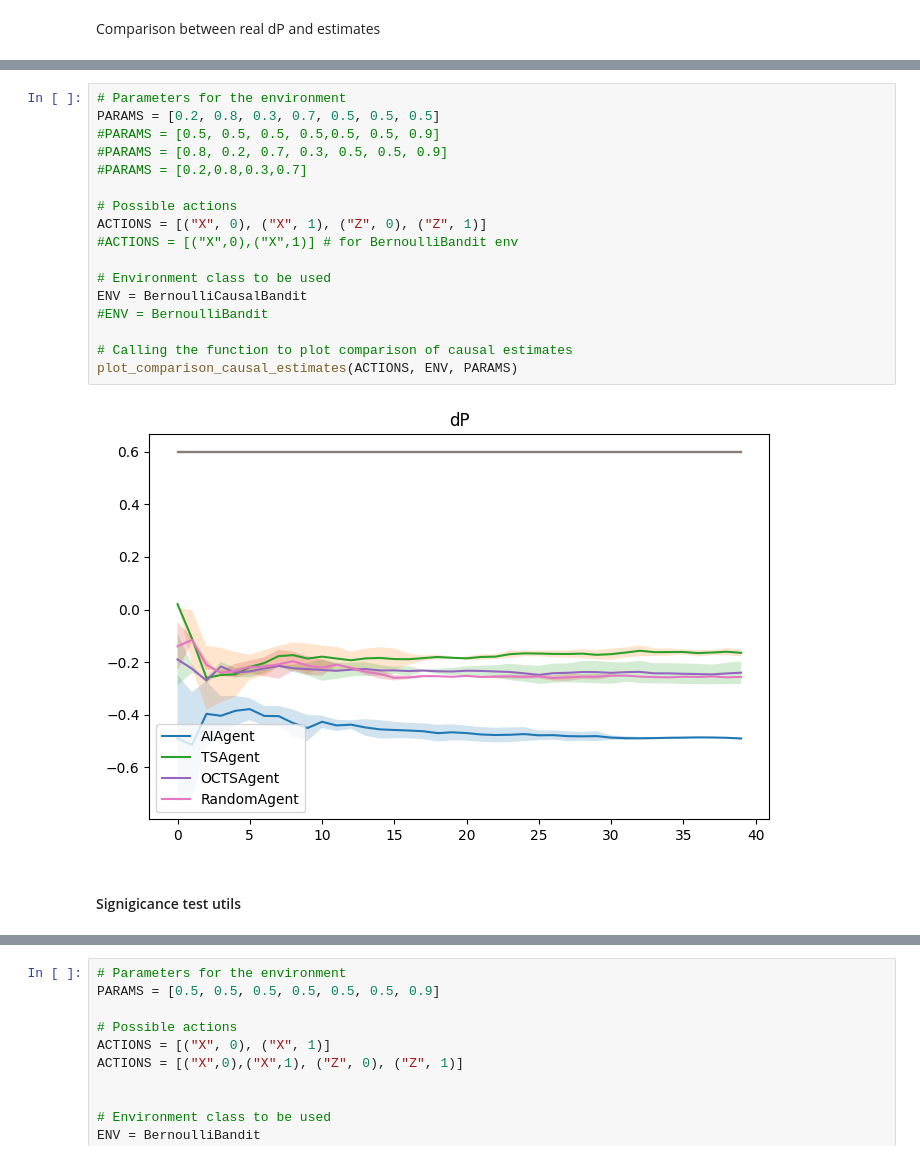
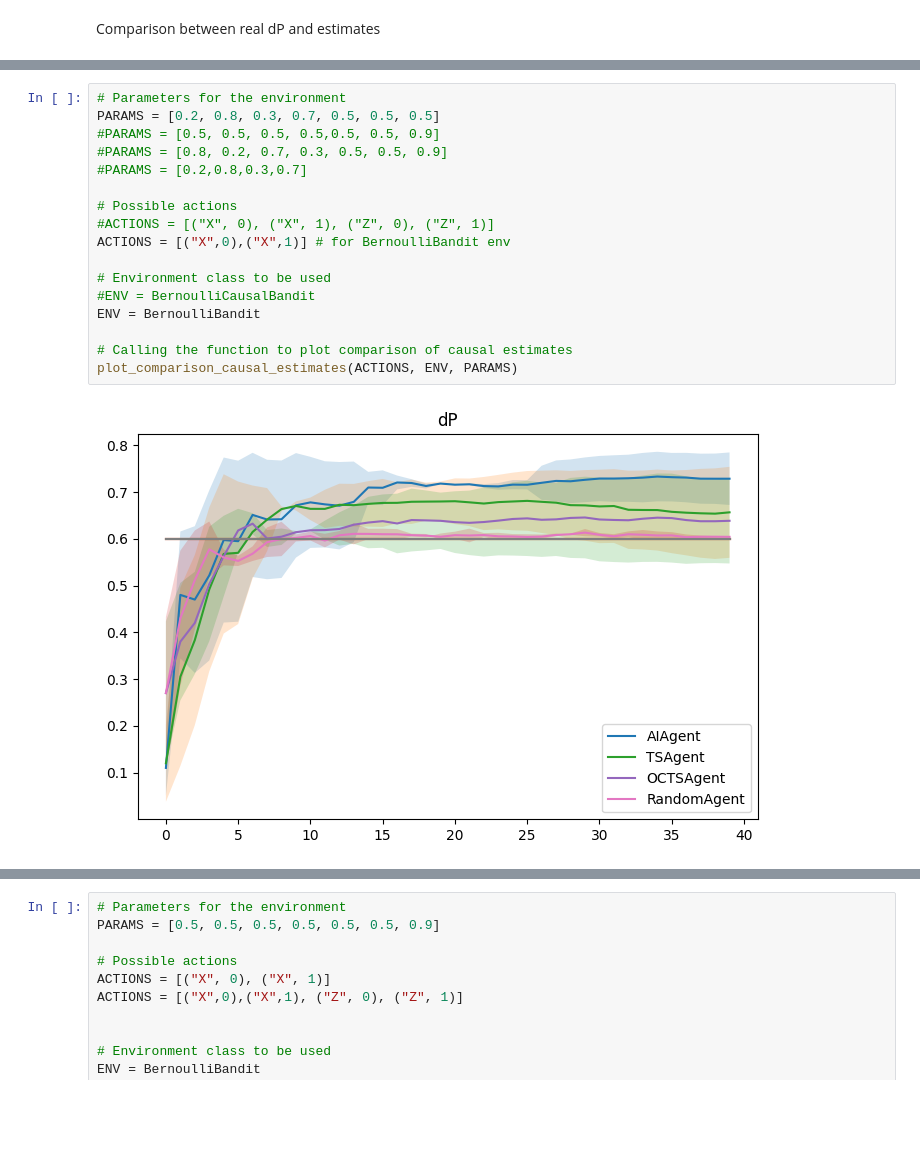
Before and after one commit to elichou/causal_simulations, a Jupyter notebook: CausalSimulationsNotebook.ipynb, the cells around one changed output, grey strips where cells are left out. Drawn from its saved outputs; the diff is of its cells as text; blank space fills up the shorter version.

```diff
--- a/CausalSimulationsNotebook.ipynb
+++ b/CausalSimulationsNotebook.ipynb
@@ -1447,21 +1557,19 @@ def plot_comparison_causal_estimates(actions, env, params):
 # %%
 # Parameters for the environment
 PARAMS = [0.2, 0.8, 0.3, 0.7, 0.5, 0.5, 0.5]
 #PARAMS = [0.5, 0.5, 0.5, 0.5,0.5, 0.5, 0.9]
 #PARAMS = [0.8, 0.2, 0.7, 0.3, 0.5, 0.5, 0.9]
 #PARAMS = [0.2,0.8,0.3,0.7]
 
 # Possible actions
-ACTIONS = [("X", 0), ("X", 1), ("Z", 0), ("Z", 1)]
-#ACTIONS = [("X",0),("X",1)] # for BernoulliBandit env
+#ACTIONS = [("X", 0), ("X", 1), ("Z", 0), ("Z", 1)]
+ACTIONS = [("X",0),("X",1)] # for BernoulliBandit env
 
 # Environment class to be used
-ENV = BernoulliCausalBandit
-#ENV = BernoulliBandit
+#ENV = BernoulliCausalBandit
+ENV = BernoulliBandit
 
 # Calling the function to plot comparison of causal estimates
 plot_comparison_causal_estimates(ACTIONS, ENV, PARAMS)
 # %% [output]
-[figure, old version]
+[figure, new version]
-# %% [markdown]
-#### Signigicance test utils
```
Also changed, not shown: parts of 19 cells of this notebook.
